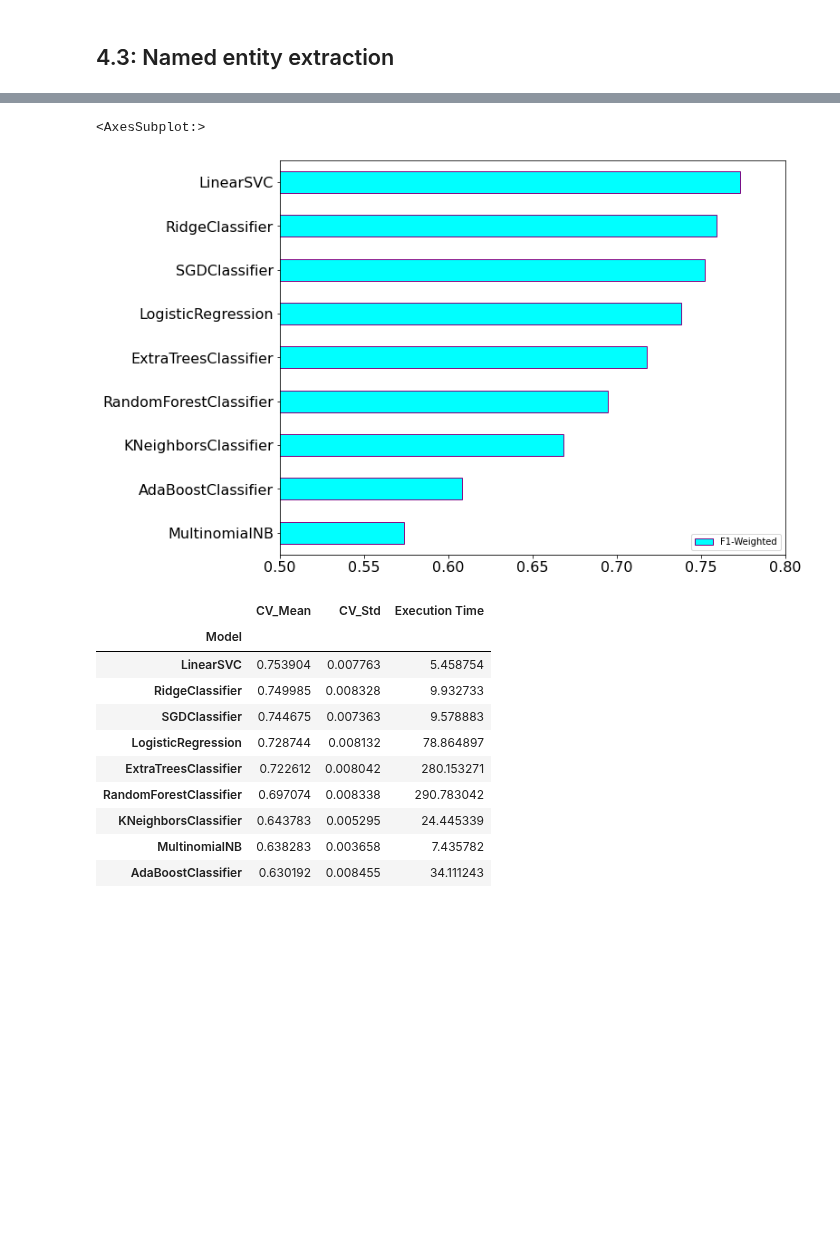
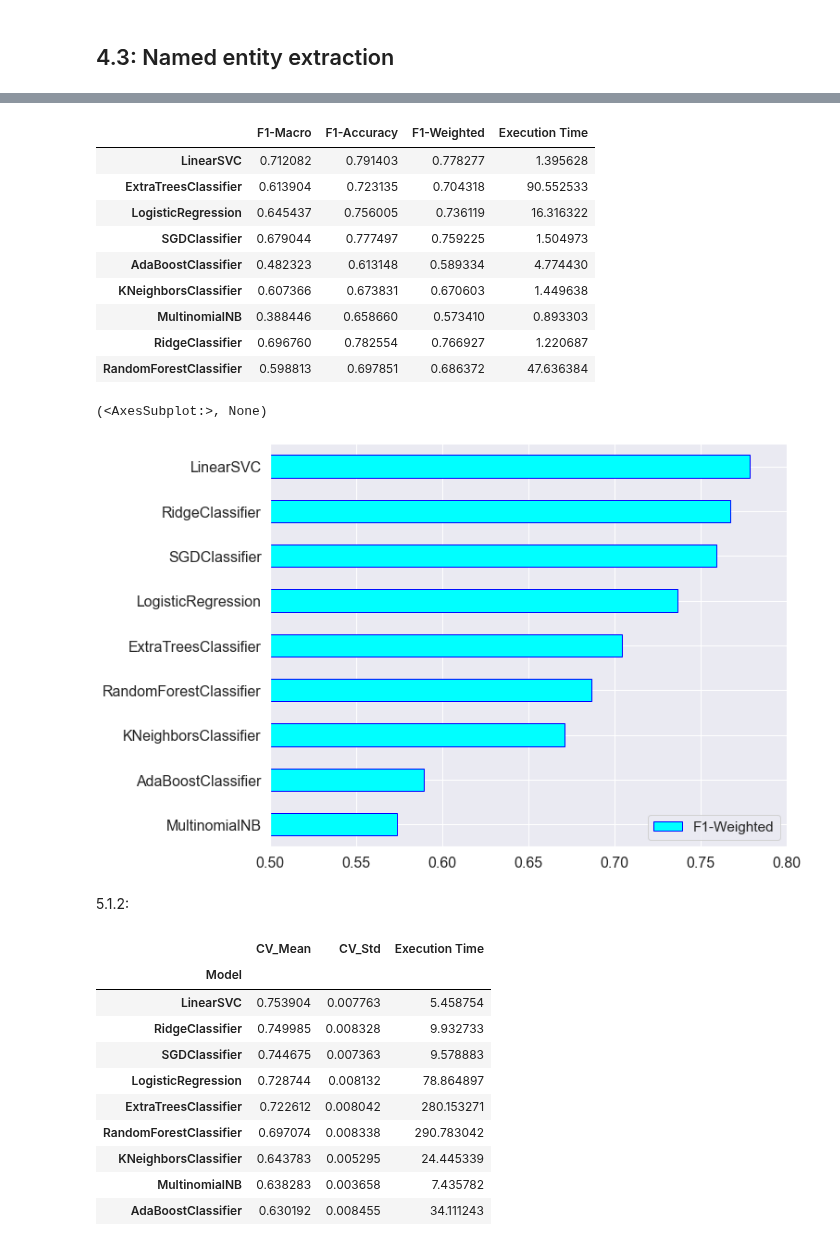
Before and after one commit to Mahlomola-Moses/classification-predict-streamlit-template, a Jupyter notebook: Team_JS_2_Predict.ipynb, the cells around one changed output, grey strips where cells are left out. Drawn from its saved outputs; the diff is of its cells as text; code cells hidden in the pictures; blank space fills up the shorter version.

```diff
--- a/Team_JS_2_Predict.ipynb
+++ b/Team_JS_2_Predict.ipynb
@@ -528,12 +509,0 @@ Wall time: 2min 28s
-# %%
-# Plot the results
-ordered_clf_performance_df.sort_values('F1-Weighted',ascending=True).plot(y='F1-Weighted',
-                                                            kind='barh',
-                                                            xlim=[0.5, 0.8],
-                                                            color= 'cyan',
-                                                            edgecolor = 'purple',
-                                                            figsize=(10, 8),
-                                                            fontsize=16)
-# %% [output]
-<AxesSubplot:>
-[figure, removed]
@@ -540,3 +512,54 @@ ordered_clf_performance_df.sort_values('F1-Weighted',ascending=True).plot(y='F1-
+# %%
+clf_performance_df = pd.read_csv('clf_performance_df.csv', index_col = 0)
+# %%
+def graph_model_performances(df, column):
+    """
+    A function to graph model performances from a dataframe.
+    :param df: Dataframe
+    :param column: String, column to sort by
+    return: Graph
+    """
+    df = df.sort_values(column, ascending=True)
+
+    if column == 'F1-Weighted':
+        xlim = [0.5, 0.8]
+    if column == 'F1-Accuracy':
+        xlim = [0.5, 0.82]
+    if column == 'F1-Macro':
+        xlim = [0.5, 0.75]
+    if column == 'Execution Time':
+        df = df.sort_values(column, ascending=False)
+        xlim = [0.6, 291]
+    if column == 'CV_mean':
+        xlim = [0.6, 0.76]
+    if column == 'CV_Std':
+        xlim = [0.002, 0.008]
+
+    graph = df.plot(y=column,
+                    kind='barh',
+                    xlim=xlim,
+                    color= 'cyan',
+                    edgecolor = 'blue',
+                    figsize=(10, 8),
+                    fontsize=16)
+    return  graph
+# %%
+graph_model_performances(clf_performance_df, 'F1-Weighted'), display(clf_performance_df)
+# %% [output]
+|  | F1-Macro | F1-Accuracy | F1-Weighted | Execution Time |
+| LinearSVC | 0.712082 | 0.791403 | 0.778277 | 1.395628 |
+| ExtraTreesClassifier | 0.613904 | 0.723135 | 0.704318 | 90.552533 |
+| LogisticRegression | 0.645437 | 0.756005 | 0.736119 | 16.316322 |
+| SGDClassifier | 0.679044 | 0.777497 | 0.759225 | 1.504973 |
+| AdaBoostClassifier | 0.482323 | 0.613148 | 0.589334 | 4.774430 |
+| KNeighborsClassifier | 0.607366 | 0.673831 | 0.670603 | 1.449638 |
+| MultinomialNB | 0.388446 | 0.658660 | 0.573410 | 0.893303 |
+| RidgeClassifier | 0.696760 | 0.782554 | 0.766927 | 1.220687 |
+| RandomForestClassifier | 0.598813 | 0.697851 | 0.686372 | 47.636384 |
+(<AxesSubplot:>, None)
+[figure, added]
+# %% [markdown]
+5.1.2:
 # %%
 #Function to fit/test classifiers and return a performance summary
 def model_assessment_CV(X,y):
```
Also changed, not shown: parts of 18 cells of this notebook.
